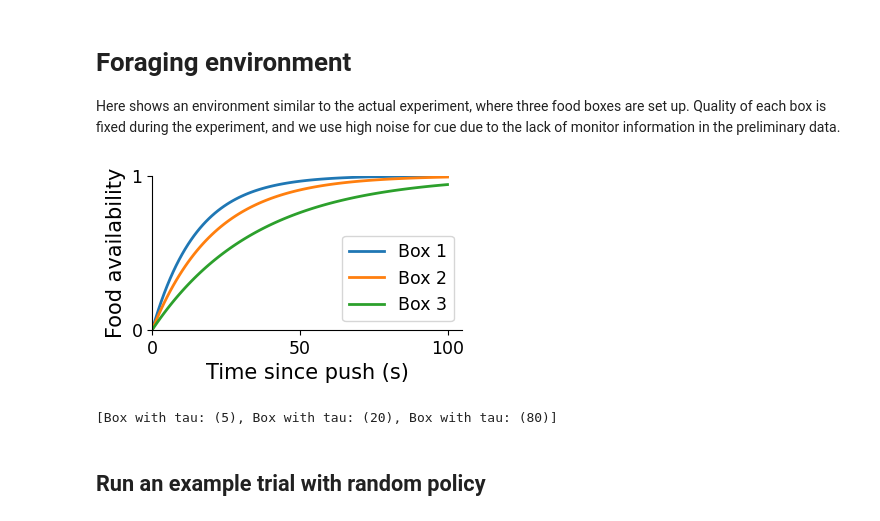
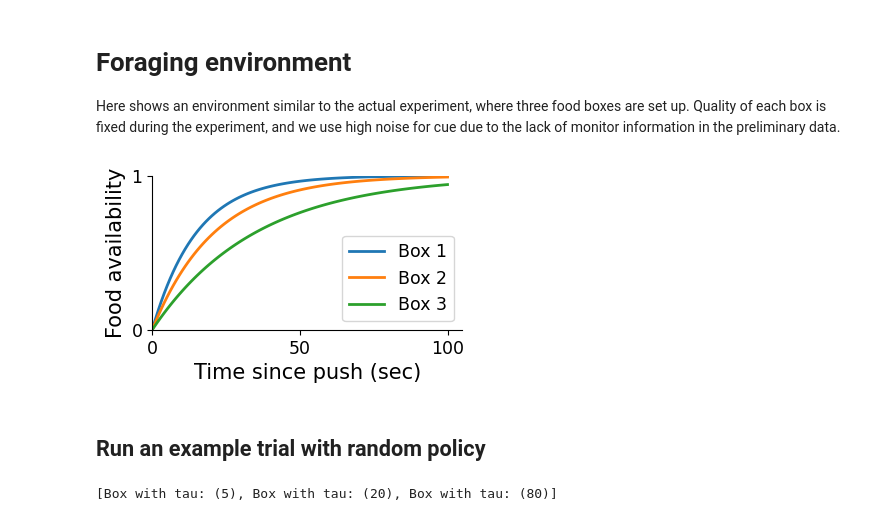
Before and after one commit to XaqLab/hex-arena, a Jupyter notebook: env-example.ipynb, the cells around one changed output. Drawn from its saved outputs; the diff is of its cells as text; code cells hidden in the pictures.

```diff
--- a/env-example.ipynb
+++ b/env-example.ipynb
@@ -13,8 +13,8 @@ import numpy as np
 from pathlib import Path
 import os
 
-FIG_PATH = Path('figures')
-os.makedirs(FIG_PATH, exist_ok=True)
+FIG_DIR = Path('figures')
+os.makedirs(FIG_DIR, exist_ok=True)
 rng = np.random.default_rng()
 # %% [markdown]
 # Hexagonal arena
@@ -75,34 +71,20 @@ Here shows an environment similar to the actual experiment, where three food box
 # %%
 time = np.linspace(0, 100, 100)
 
 fig, ax = plt.subplots(figsize=(4, 2))
 for tau in [15, 21, 35]:
     p = 1-np.exp(-time/tau)
     ax.plot(time, p)
 ax.set_xlim([0, None])
 ax.set_xticks([0, 50, 100])
-ax.set_xlabel('Time since push (s)')
+ax.set_xlabel('Time since push (sec)')
 ax.set_ylim([0, 1])
 ax.set_yticks([0, 1])
 ax.set_ylabel('Food availability')
 plt.legend(['Box 1', 'Box 2', 'Box 3'], fontsize='small')
 
-fig.savefig(FIG_PATH/'monkey-boxes-cue.svg')
+fig.savefig(FIG_DIR/'monkey-boxes-cue.svg')
 # %% [output]
-[figure, old version]
+[figure, new version]
-# %%
-from hexarena.env import SimilarBoxForagingEnv
-
-env = SimilarBoxForagingEnv(
-    box={
-        '_target_': 'hexarena.box.StationaryBox', 'num_patches': 25, 'num_levels': 10, 'num_grades': 10, 'sigma': 0.01,
-    },
-    boxes=[
-        {'tau': 5}, {'tau': 20}, {'tau': 80},
-    ],
-)
-env.boxes
-# %% [output]
-[Box with tau: (5), Box with tau: (20), Box with tau: (80)]
 # %% [markdown]
 ## Run an example trial with random policy
@@ -132,0 +91,15 @@ episode = Episode(
+# %%
+from hexarena.env import SimilarBoxForagingEnv
+
+env = SimilarBoxForagingEnv(
+    box={
+        '_target_': 'hexarena.box.StationaryBox',
+        'num_patches': 81, 'num_levels': 10, 'num_grades': 10, 'kappa': 0.01,
+    },
+    boxes=[
+        {'tau': 5}, {'tau': 20}, {'tau': 80},
+    ],
+)
+env.boxes
+# %% [output]
+[Box with tau: (5), Box with tau: (20), Box with tau: (80)]
```
Also changed, not shown: parts of 7 cells of this notebook, 4 other files.
